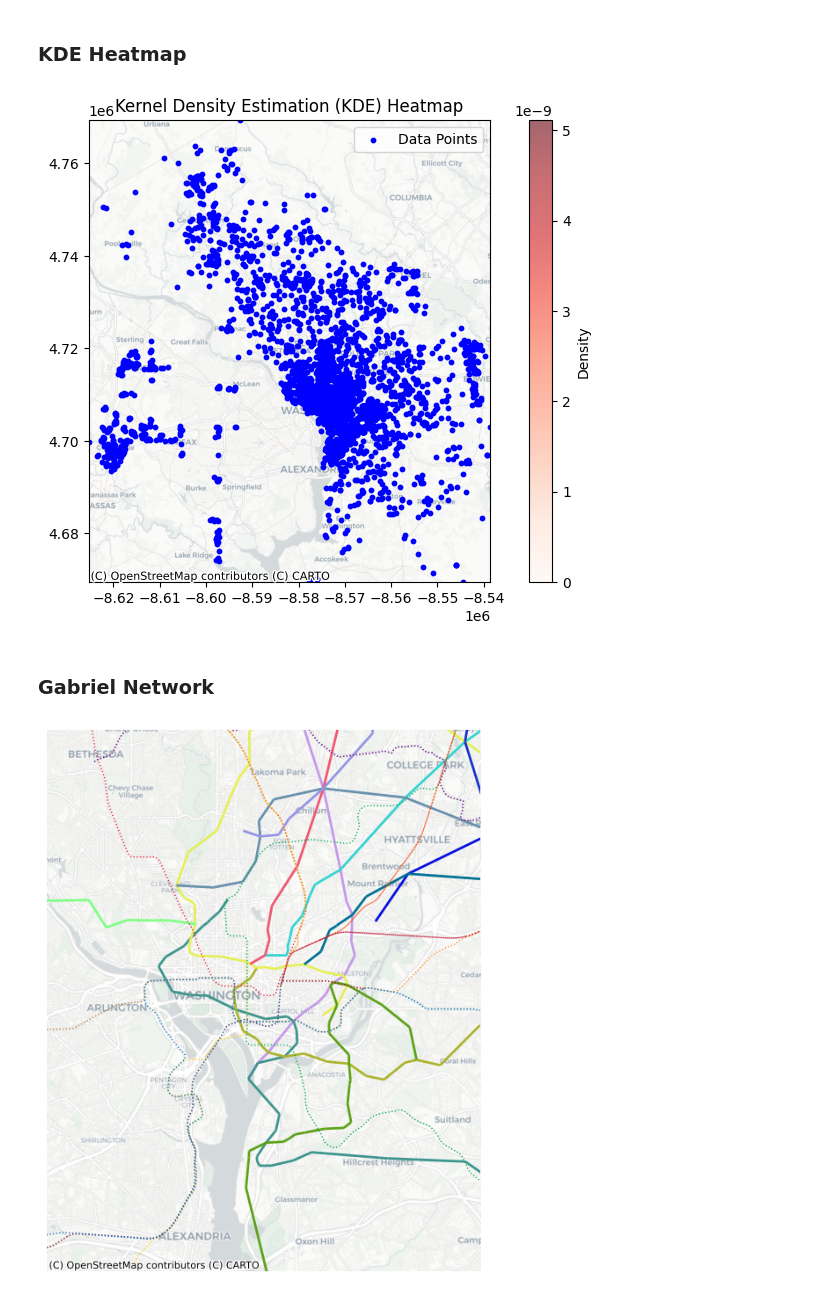
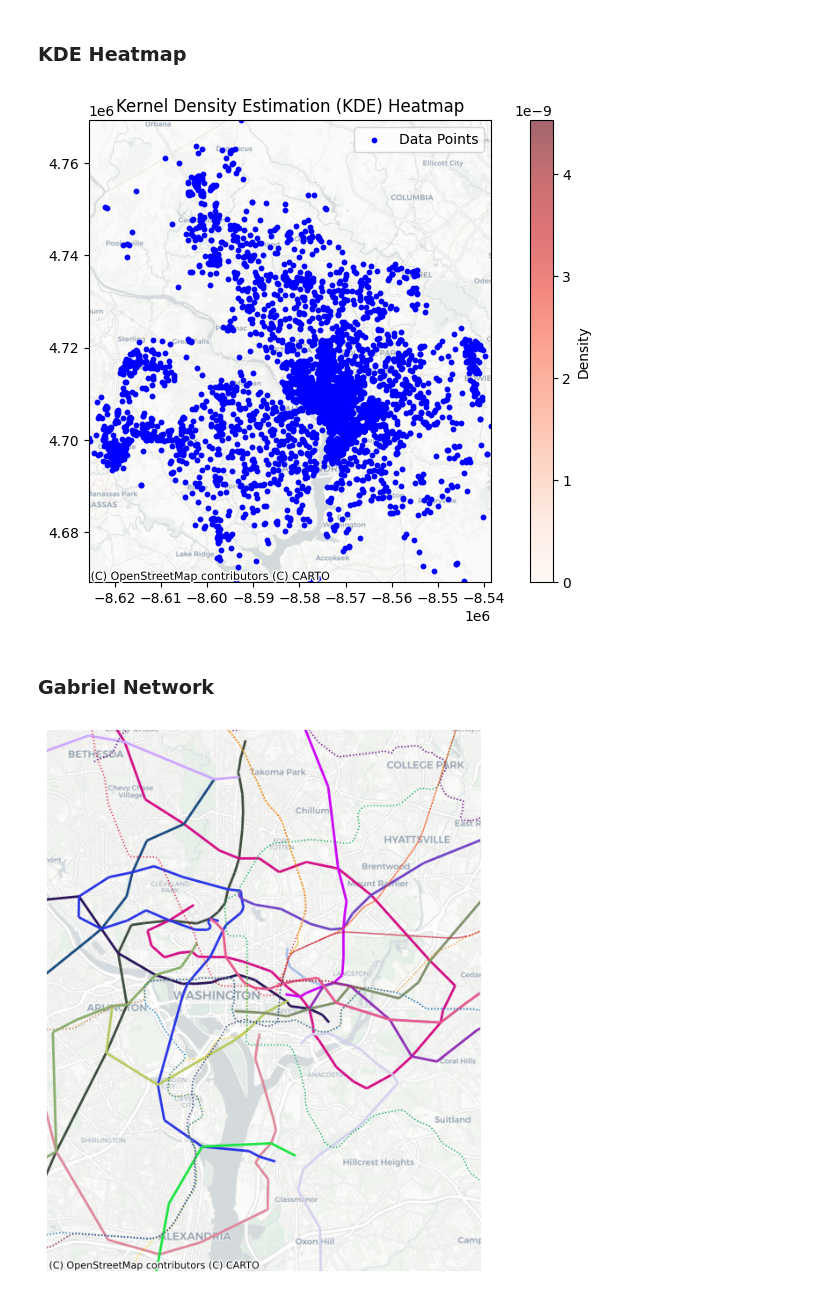
Before and after one commit to spencerrjenkins/cmsc725_wmata_map, a Jupyter notebook: eda.ipynb, the cells around one changed output. Saved outputs shown, nothing was run; the diff lists cells and outputs as text; code cells hidden in the pictures.

```diff
--- a/eda.ipynb
+++ b/eda.ipynb
@@ -85,7 +85,8 @@ save_geojson(points, "data/graph_points.geojson")'''
 points = load_geojson("data/graph_points.geojson")
 combined_df_dc = load_geojson("data/dc/non-population-points/combined_df.geojson")
 combined_df_md = load_geojson("data/md/non-population-points/combined_df.geojson")
-points = reset_and_concat(points, combined_df_dc, combined_df_md)
+combined_df_va = load_geojson("data/va/non-population-points/combined_df.geojson")
+points = reset_and_concat(points, combined_df_dc, combined_df_md, combined_df_va)
 points = points["geometry"]
 df_points = gpd.GeoDataFrame(geometry=points.centroid).drop_duplicates().reset_index(drop=True)
 df_points = df_points.to_crs(3857)
@@ -98,7 +99,7 @@ df_points = df_points.to_crs(3857)
 # %%
 kde = plot_kde_heatmap(df_points)
 # %% [output]
-[figure, old version]
+[figure, new version]
 # %% [markdown]
 ### Gabriel Network
 # %%
@@ -112,6 +113,7 @@ gabriel_contracted, new_positions = contract_louvain_communities_with_positions(
 assign_edge_weights(gabriel_contracted, new_positions)
 gabriel_contracted = remove_isolated_nodes(gabriel_contracted)
 # %%
+from funcs import *
 lines, traversed_edges, complete_traversed_edges = perform_walks(
     gabriel_contracted, new_positions, num_walks=20,
     min_distance=10000, max_distance=40000, traversed_edges=set(), complete_traversed_edges=[])
@@ -123,34 +125,36 @@ def plot_network(network, positions, bounds, labels=False, **kwargs):
     ax = wmata_df.plot(figsize=(8,8), color=wmata_df.color, linestyle='dotted', linewidth=1)
     pl_df.plot(ax=ax, color=pl_df.color, linestyle='dotted', linewidth=1)
     marc_df.plot(ax=ax, color=marc_df.color, linestyle='dotted', linewidth=1)
     vre_df.plot(ax=ax, color=vre_df.color, linestyle='dotted', linewidth=1)
     dcs_df.plot(ax=ax, color=dcs_df.color, linestyle='dotted', linewidth=1)
     #nx.draw(network, positions, ax=ax, node_size=5, node_color="b", edge_color="black", **kwargs)
     ax.set_axis_off()
     if labels:
         for node, (x, y) in positions.items():
             label = str(node)
             if True:
                 label += f"\n({round(x/1e6,3)},{round(y/1e6,3)})"
             if node in network.nodes and x > bounds[0] and x < bounds[2] and y > bounds[1] and y < bounds[3]:
                 ax.text(x, y, label, fontsize=7, ha='center', va='center', color='darkred', zorder=10)
 
     if labels:
         for u, v, data in network.edges(data=True):
             x1, y1 = positions[u]
             x2, y2 = positions[v]
             mx, my = (x1 + x2) / 2, (y1 + y2) / 2
             weight = data.get('weight', None)
             if weight is not None and mx > bounds[0] and mx < bounds[2] and my > bounds[1] and my < bounds[3]:
                 ax.text(mx, my, f"{weight:.1f}", fontsize=7, color='green', ha='center', va='center', zorder=10)
     ax.set_xlim([bounds[0],bounds[2]])
     ax.set_ylim([bounds[1],bounds[3]])
     cx.add_basemap(ax, source=cx.providers.CartoDB.Positron)
     return ax
 ax=plot_network(gabriel_contracted, new_positions, ex_map_dc, width=0.5, alpha=0.5)
 ax=plot_walks(gabriel_contracted, new_positions, lines, ax, kde, ex_map_dc)
+save_graph_to_geojson(gabriel_contracted, new_positions, "data/output/network.geojson")
+save_lines_to_geojson(lines, gabriel_contracted, new_positions, kde, "data/output/lines.geojson")
 # %% [output]
-[figure, old version]
+[figure, new version]
 # %%
 ax=plot_network(gabriel_contracted, new_positions, ex_map, width=0.5, alpha=0.5)
 ax=plot_walks(gabriel_contracted, new_positions, lines, ax, kde, ex_map)
```
Also changed, not shown: parts of 3 cells of this notebook, 7 other files.
